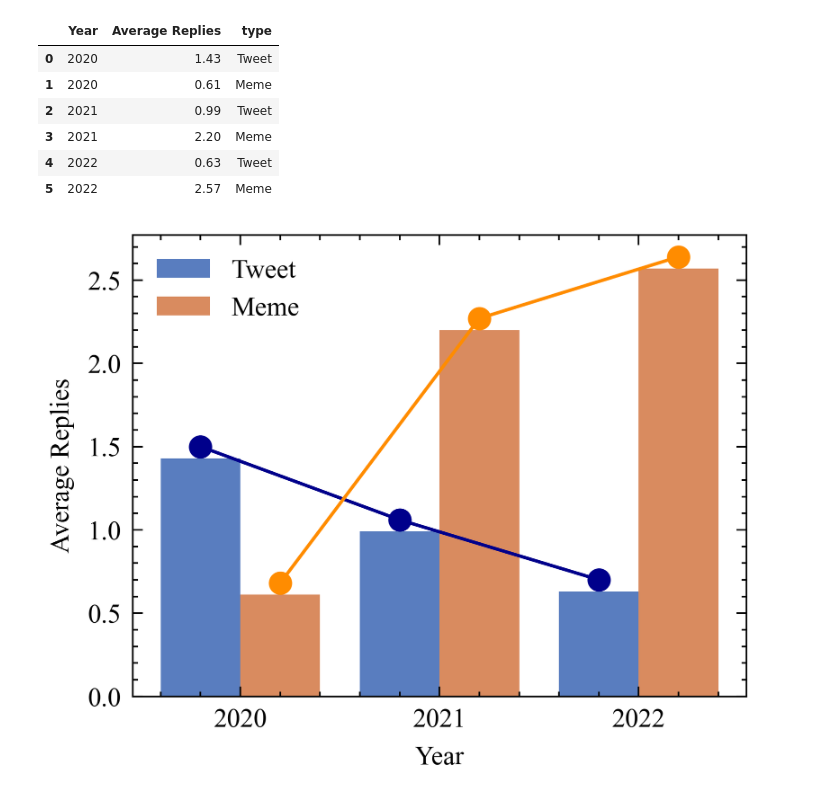
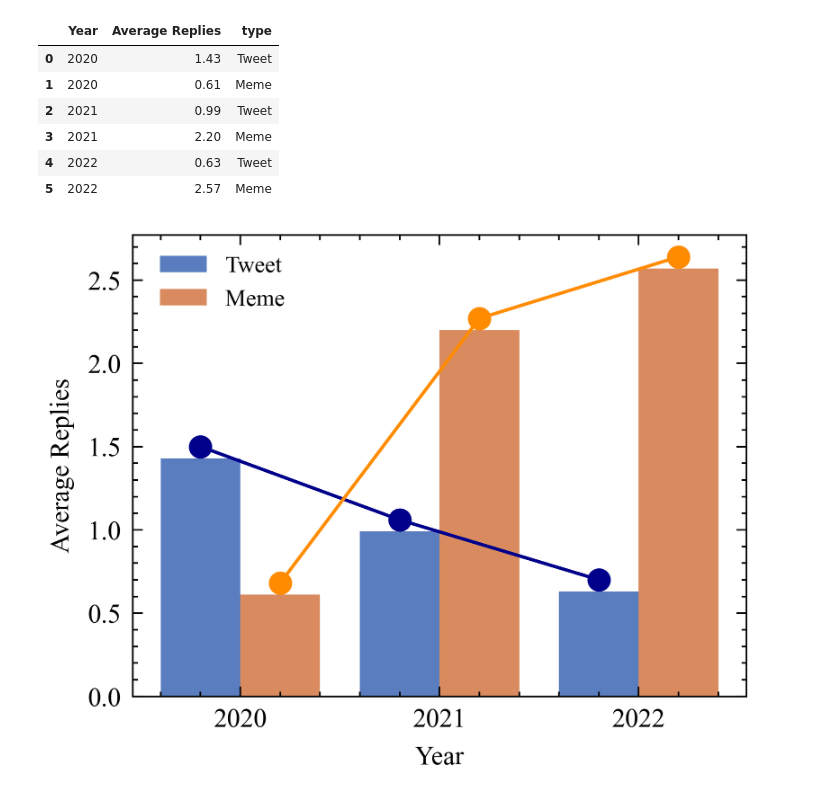
Before and after one commit to keyanUB/meme_models, a Jupyter notebook: meme_plot.ipynb, the cells around one changed output. Drawn from its saved outputs; the diff is of its cells as text; code cells hidden in the pictures.

```diff
--- a/meme_plot.ipynb
+++ b/meme_plot.ipynb
@@ -32,32 +32,33 @@ df
 # create the figure
 plt.style.use(['science','ieee', 'no-latex'])
 
 plt.rcParams.update({
     "font.family": "serif",
     # Use LaTeX default serif font.
     "font.serif": ["Times New Roman"],
     # Use specific cursive fonts.
     "font.cursive": ["Comic Neue", "Times New Roman"],
 })
 
 # plot the bars for meme and text posts
 fig = plt.figure()
 ax = fig.add_subplot()
 # sns.barplot(x='Year', y='Average Replies', hue='type', data=df, ax=ax, palette=['#00a8e1', '#ff6600'])
 sns.barplot(x='Year', y='Average Replies', hue='type', data=df, ax=ax, palette='muted')
 
 # use line to connect the top of the bars
 ax.plot([-0.2, 0.8, 1.8], [1.5, 1.06, 0.7], color='darkblue', marker='o', linestyle='-', label='')
 ax.plot([0.2, 1.2, 2.2], [0.68, 2.27, 2.64], color='darkorange', marker='o', linestyle='-', label='')
 
+# set the x and y labels
 ax.set_xlabel('Year')
 ax.set_ylabel('Average Replies')
 # ax.set_title('Average Replies for Meme and Text Posts')
 # put the legend to the top and change the name of the legend
-ax.legend(loc='upper left')
+ax.legend(loc='upper left', bbox_to_anchor=(0.01, 1.0) , prop={'size': 7}, frameon=False)
 
 # ax.legend(loc='upper right')
 # plt.show()
 plt.savefig('meme_plot.pdf')
 # %% [output]
-[figure, old version]
+[figure, new version]
```
Also changed, not shown: 4 other files.
